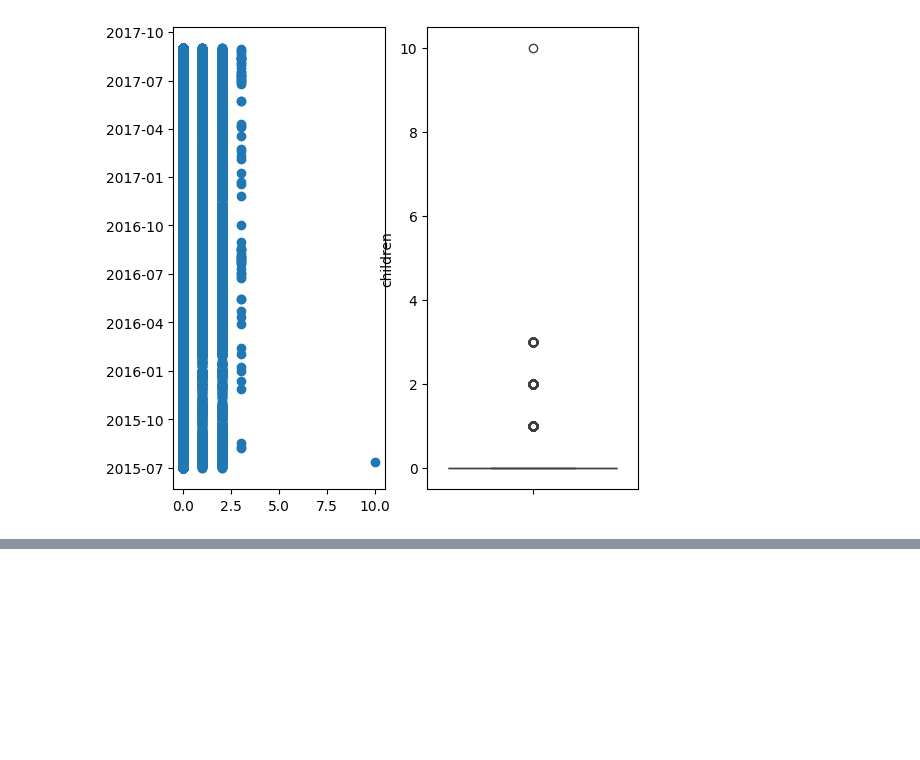
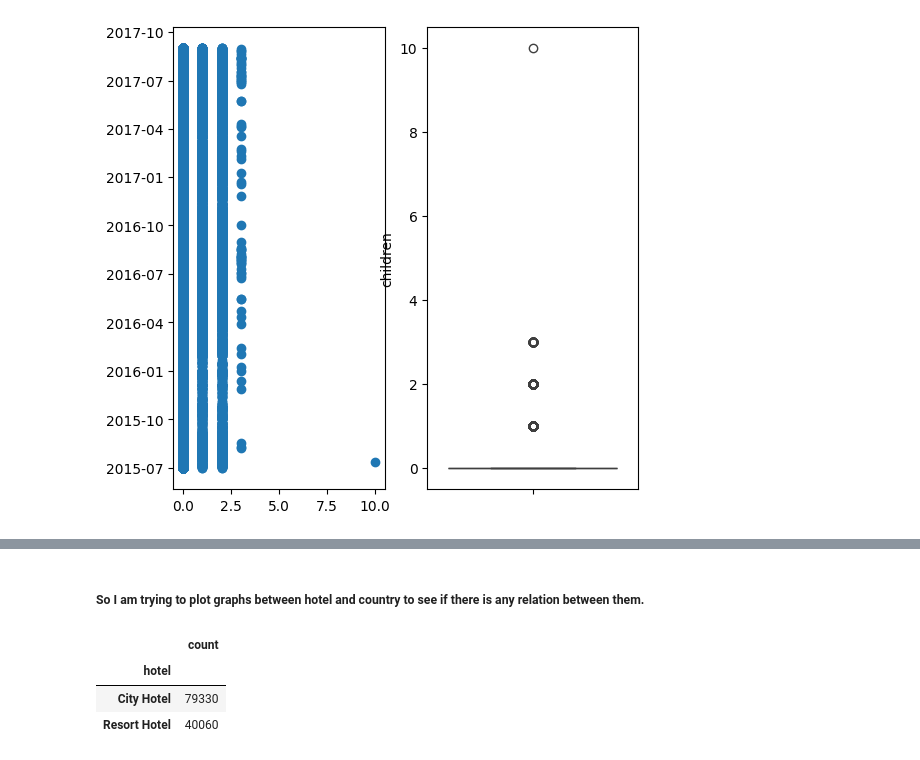
Before and after one commit to vamsi4476/Data-Cleaning-Practise, a Jupyter notebook: 1-Data-Importation.ipynb, the cells around one changed output, grey strips where cells are left out. Drawn from its saved outputs; the diff is of its cells as text; code cells hidden in the pictures; blank space fills up the shorter version.

```diff
--- a/1-Data-Importation.ipynb
+++ b/1-Data-Importation.ipynb
@@ -271,0 +300,9 @@ plt.show()
+# %% [markdown]
+<h5> So I am trying to plot graphs between hotel and country to see if there is any relation between them.
+# %%
+hotels_data_v1.groupby('hotel')['hotel'].agg(['count'])
+# %% [output]
+|  | count |
+| hotel |  |
+| City Hotel | 79330 |
+| Resort Hotel | 40060 |
```
Also changed, not shown: parts of 8 cells of this notebook.
